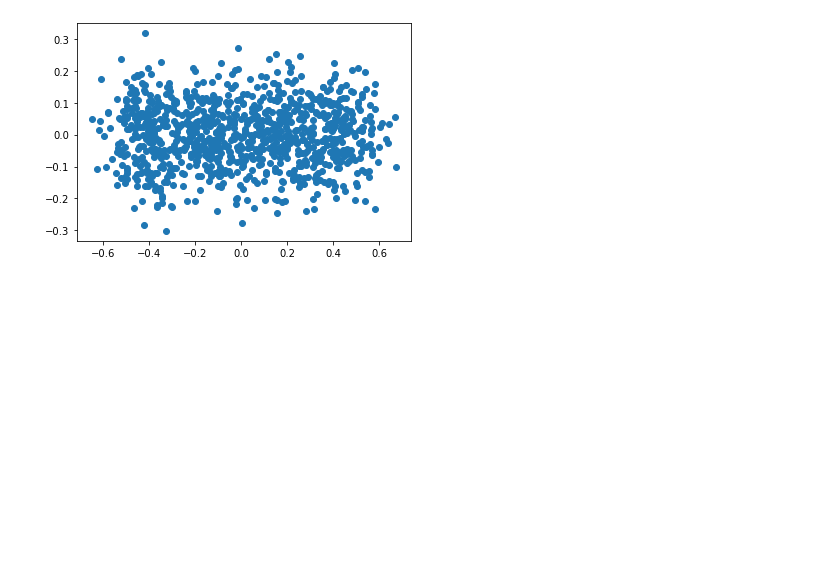
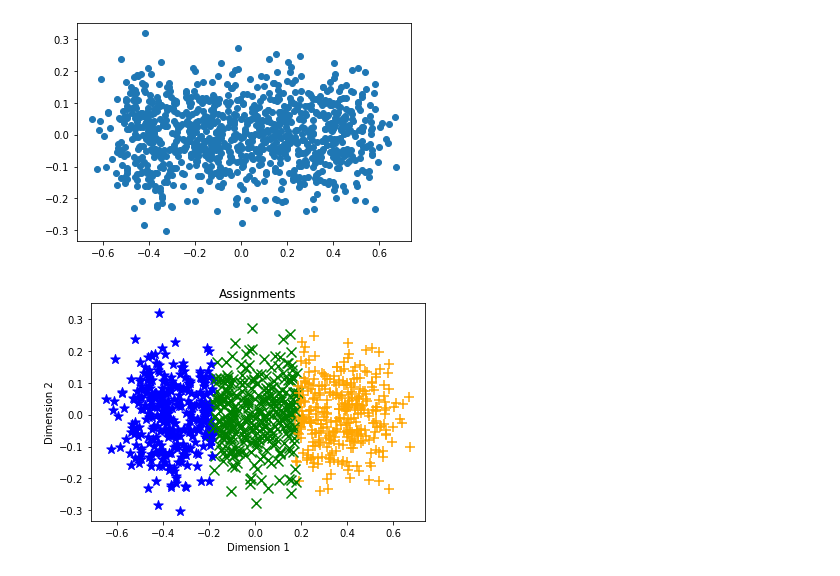
Before and after one commit to guzmanueco/ml-basics, a Jupyter notebook: challenges/04 - Clustering Challenge.ipynb, the cells around one changed output. Saved outputs shown, nothing was run; the diff lists cells and outputs as text; code cells hidden in the pictures; blank space fills up the shorter version.

```diff
--- a/challenges/04 - Clustering Challenge.ipynb
+++ b/challenges/04 - Clustering Challenge.ipynb
@@ -62,16 +62,18 @@ plt.scatter(x_coor, y_coor)
 km_model = KMeans(n_clusters=3, init = 'k-means++', n_init = 100, max_iter = 100)
 km_clusters = km_model.fit_predict(data)
 # %%
-def plot_clusters(features, clusters):
+def plot_clusters(samples, clusters):
     col_dic = {0:'blue',1:'green',2:'orange'}
     mrk_dic = {0:'*',1:'x',2:'+'}
     colors = [col_dic[x] for x in clusters]
     markers = [mrk_dic[x] for x in clusters]
-    for feature in range(len(clusters)):
-        plt.scatter(features[features][0], features[features][1], color = colors[feature], marker=markers[sample], s=100)
+    for sample in range(len(clusters)):
+        plt.scatter(samples[sample][0], samples[sample][1], color = colors[sample], marker=markers[sample], s=100)
     plt.xlabel('Dimension 1')
     plt.ylabel('Dimension 2')
     plt.title('Assignments')
     plt.show()
 
 plot_clusters(features_2d, km_clusters)
+# %% [output]
+[figure, added]
```
